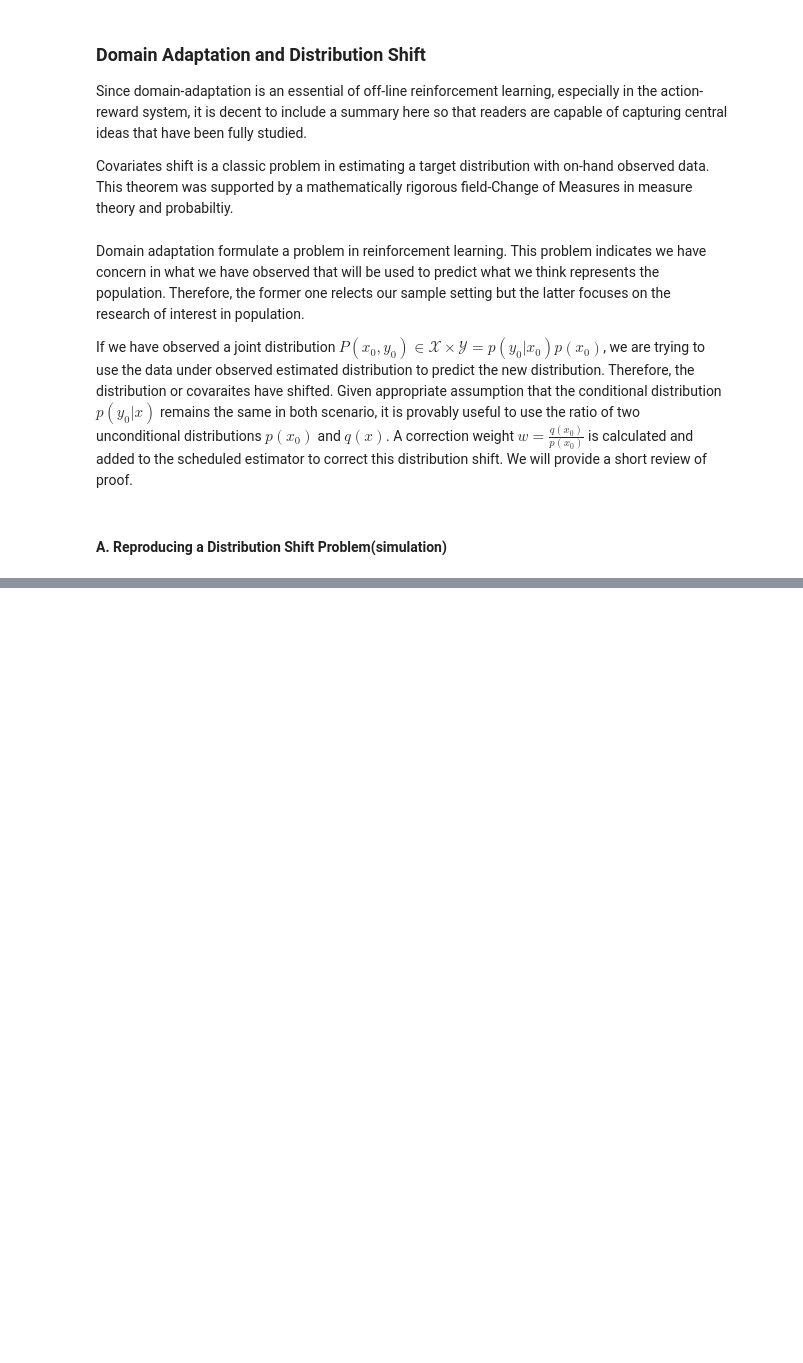
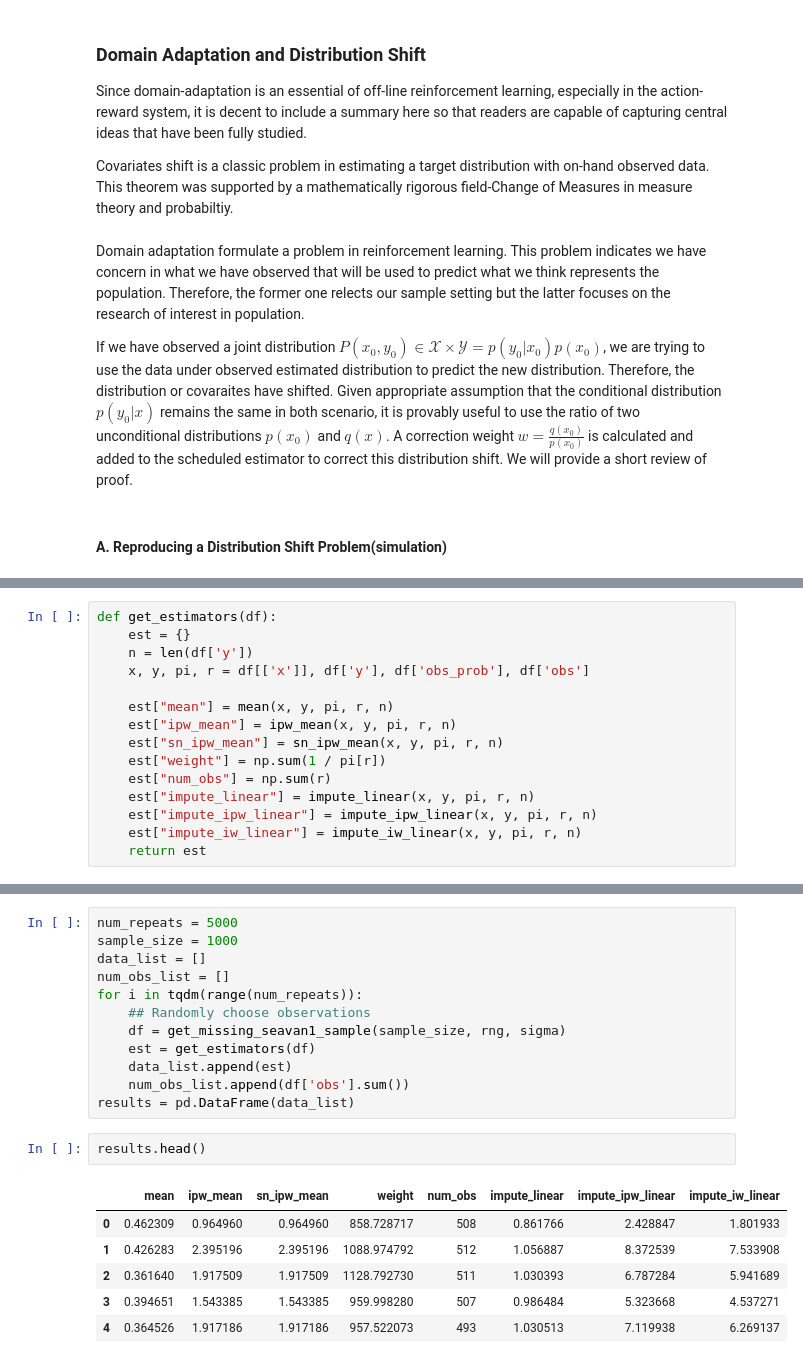
Before and after one commit to jayrcausal/Essential3CRL, a Jupyter notebook: Domain_Adap.ipynb, the cells around one changed output, grey strips where cells are left out. Cells and saved outputs as stored; diff of their text form; blank space fills up the shorter version.

```diff
--- a/Domain_Adap.ipynb
+++ b/Domain_Adap.ipynb
@@ -137,0 +178,15 @@ def impute_iw_linear(x, y, pi, r, n):
+# %%
+def get_estimators(df):
+    est = {}
+    n = len(df['y'])
+    x, y, pi, r = df[['x']], df['y'], df['obs_prob'], df['obs']
+
+    est["mean"] = mean(x, y, pi, r, n)
+    est["ipw_mean"] = ipw_mean(x, y, pi, r, n)
+    est["sn_ipw_mean"] = sn_ipw_mean(x, y, pi, r, n)
+    est["weight"] = np.sum(1 / pi[r])
+    est["num_obs"] = np.sum(r)
+    est["impute_linear"] = impute_linear(x, y, pi, r, n)
+    est["impute_ipw_linear"] = impute_ipw_linear(x, y, pi, r, n)
+    est["impute_iw_linear"] = impute_iw_linear(x, y, pi, r, n)
+    return est
@@ -137,0 +204,21 @@ def impute_iw_linear(x, y, pi, r, n):
+# %%
+num_repeats = 5000
+sample_size = 1000
+data_list = []
+num_obs_list = []
+for i in tqdm(range(num_repeats)):
+    ## Randomly choose observations
+    df = get_missing_seavan1_sample(sample_size, rng, sigma)
+    est = get_estimators(df)
+    data_list.append(est)
+    num_obs_list.append(df['obs'].sum())
+results = pd.DataFrame(data_list)
+# %%
+results.head()
+# %% [output]
+|  | mean | ipw_mean | sn_ipw_mean | weight | num_obs | impute_linear | impute_ipw_linear | impute_iw_linear |
+| 0 | 0.462309 | 0.964960 | 0.964960 | 858.728717 | 508 | 0.861766 | 2.428847 | 1.801933 |
+| 1 | 0.426283 | 2.395196 | 2.395196 | 1088.974792 | 512 | 1.056887 | 8.372539 | 7.533908 |
+| 2 | 0.361640 | 1.917509 | 1.917509 | 1128.792730 | 511 | 1.030393 | 6.787284 | 5.941689 |
+| 3 | 0.394651 | 1.543385 | 1.543385 | 959.998280 | 507 | 0.986484 | 5.323668 | 4.537271 |
+| 4 | 0.364526 | 1.917186 | 1.917186 | 957.522073 | 493 | 1.030513 | 7.119938 | 6.269137 |
```
Also changed, not shown: parts of 7 cells of this notebook.
